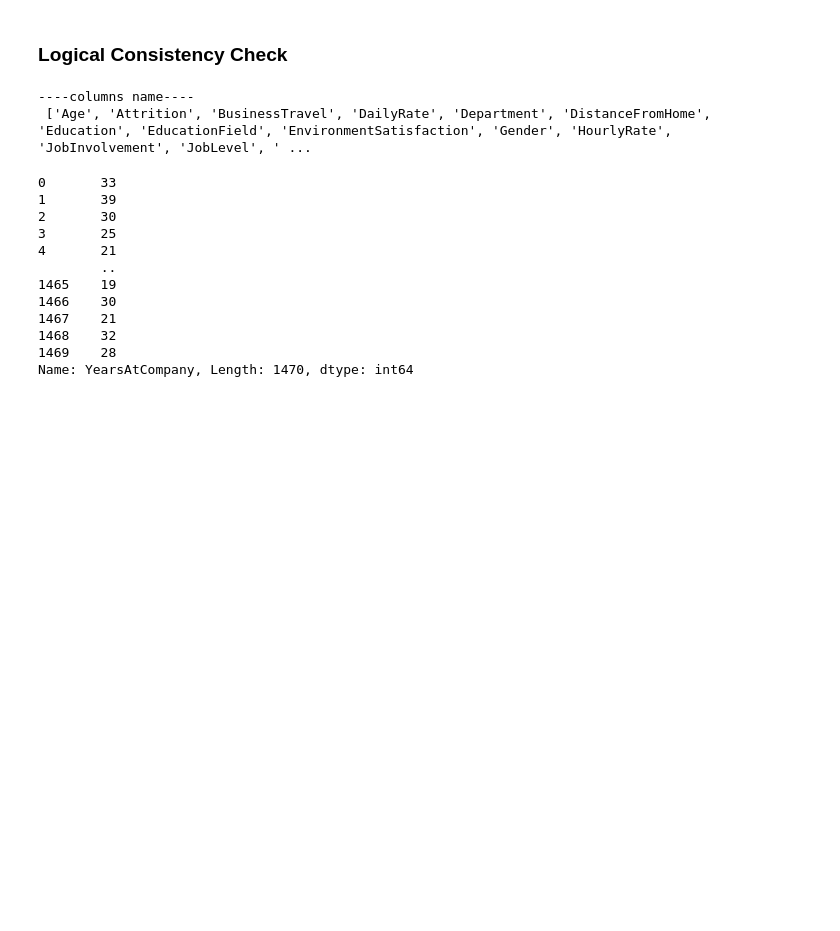
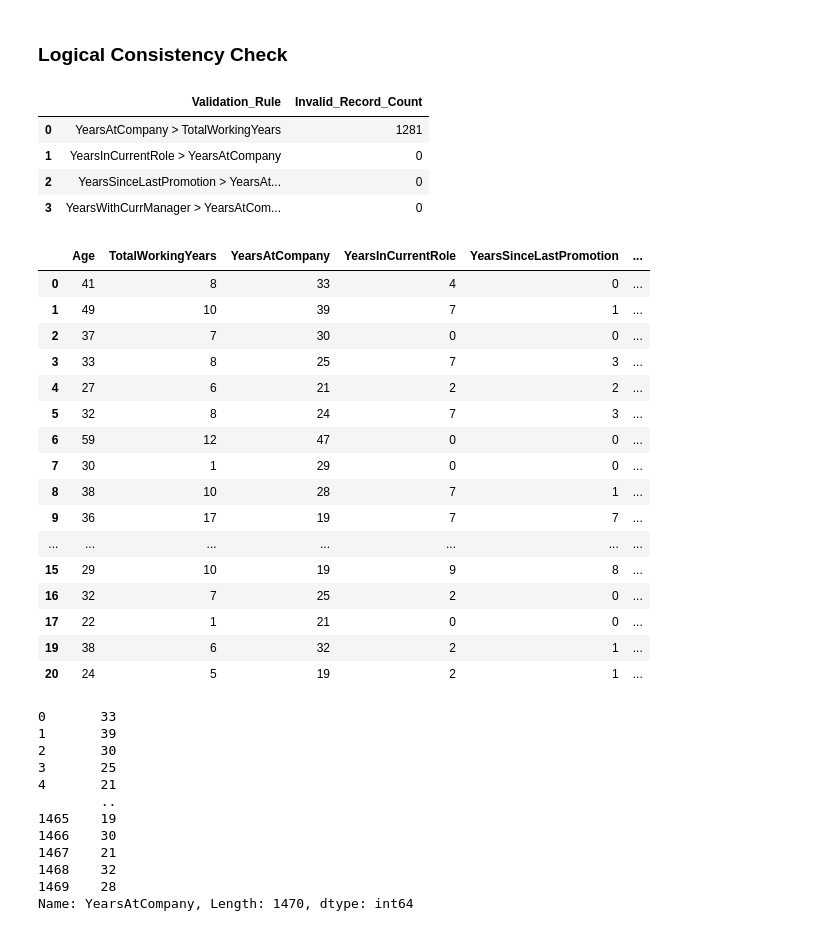
Before and after one commit to mananipratik/i_project, a Jupyter notebook: nb/2_data_cleaning.ipynb, the cells around one changed output. Cells and saved outputs as stored; diff of their text form; code cells hidden in the pictures; blank space fills up the shorter version.

```diff
--- a/nb/2_data_cleaning.ipynb
+++ b/nb/2_data_cleaning.ipynb
@@ -363,10 +363,69 @@ Name: count, dtype: int64
 # %% [markdown]
 ### Logical Consistency Check
 # %%
-print('----columns name----\n',df1.columns.to_list())
+logical_checks = {
+
+    'YearsAtCompany > TotalWorkingYears':
+        (df1['YearsAtCompany'] > df1['TotalWorkingYears']).sum(),
+
+    'YearsInCurrentRole > YearsAtCompany':
+        (df1['YearsInCurrentRole'] > df1['YearsAtCompany']).sum(),
+
+    'YearsSinceLastPromotion > YearsAtCompany':
+        (df1['YearsSinceLastPromotion'] > df1['YearsAtCompany']).sum(),
+
+    'YearsWithCurrManager > YearsAtCompany':
+        (df1['YearsWithCurrManager'] > df1['YearsAtCompany']).sum()
+}
+
+logical_consistency_report = pd.DataFrame(
+    logical_checks.items(),
+    columns=[
+        'Validation_Rule',
+        'Invalid_Record_Count'
+    ]
+)
+
+display(logical_consistency_report)
 # %% [output]
-----columns name----
- ['Age', 'Attrition', 'BusinessTravel', 'DailyRate', 'Department', 'DistanceFromHome', 'Education', 'EducationField', 'EnvironmentSatisfaction', 'Gender', 'HourlyRate', 'JobInvolvement', 'JobLevel', ' ...
+|  | Validation_Rule | Invalid_Record_Count |
+| 0 | YearsAtCompany > TotalWorkingYears | 1281 |
+| 1 | YearsInCurrentRole > YearsAtCompany | 0 |
+| 2 | YearsSinceLastPromotion > YearsAt... | 0 |
+| 3 | YearsWithCurrManager > YearsAtCom... | 0 |
+# %%
+problem_rows = df1[
+    df1['YearsAtCompany'] > df1['TotalWorkingYears']
+][
+    [
+        'Age',
+        'TotalWorkingYears',
+        'YearsAtCompany',
+        'YearsInCurrentRole',
+        'YearsSinceLastPromotion',
+        'YearsWithCurrManager'
+    ]
+]
+
+display(problem_rows.head(20))
+# %% [output]
+|  | Age | TotalWorkingYears | YearsAtCompany | YearsInCurrentRole | YearsSinceLastPromotion | ... |
+| 0 | 41 | 8 | 33 | 4 | 0 | ... |
+| 1 | 49 | 10 | 39 | 7 | 1 | ... |
+| 2 | 37 | 7 | 30 | 0 | 0 | ... |
+| 3 | 33 | 8 | 25 | 7 | 3 | ... |
+| 4 | 27 | 6 | 21 | 2 | 2 | ... |
+| 5 | 32 | 8 | 24 | 7 | 3 | ... |
+| 6 | 59 | 12 | 47 | 0 | 0 | ... |
+| 7 | 30 | 1 | 29 | 0 | 0 | ... |
+| 8 | 38 | 10 | 28 | 7 | 1 | ... |
+| 9 | 36 | 17 | 19 | 7 | 7 | ... |
+| ... | ... | ... | ... | ... | ... | ... |
+| 15 | 29 | 10 | 19 | 9 | 8 | ... |
+| 16 | 32 | 7 | 25 | 2 | 0 | ... |
+| 17 | 22 | 1 | 21 | 0 | 0 | ... |
+| 19 | 38 | 6 | 32 | 2 | 1 | ... |
+| 20 | 24 | 5 | 19 | 2 | 1 | ... |
 # %%
 df1['YearsAtCompany'] = (df1['Age'] - df1['TotalWorkingYears'])
 print(df1['YearsAtCompany'])
```
Also changed, not shown: parts of 10 cells of this notebook.
